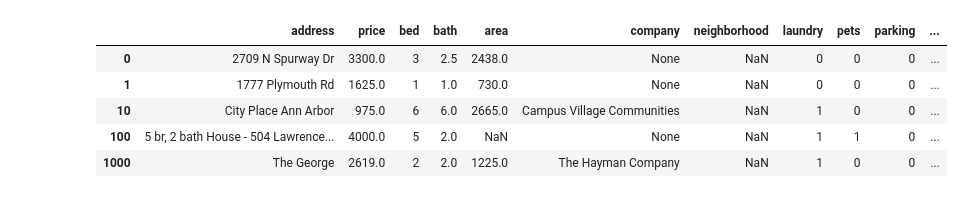
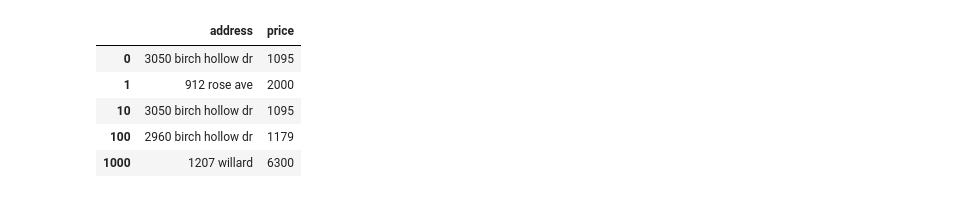
Before and after one commit to ericch99/housing-survey, a Jupyter notebook: geopy_testing.ipynb, the cells around one changed output. Saved outputs shown, nothing was run; the diff lists cells and outputs as text; code cells hidden in the pictures.

```diff
--- a/geopy_testing.ipynb
+++ b/geopy_testing.ipynb
@@ -14,9 +108,11 @@ ValueError: Expected object or value
+# %%
+cleaned_craig = pd.read_csv('../Housing-Geocoding/cleaned_craigslist.csv', index_col="Unnamed: 0")
 # %%
-df.head()
+cleaned_craig.head()
 # %% [output]
-|  | address | price | bed | bath | area | company | neighborhood | laundry | pets | parking | ... |
-| 0 | 2709 N Spurway Dr | 3300.0 | 3 | 2.5 | 2438.0 | None | NaN | 0 | 0 | 0 | ... |
-| 1 | 1777 Plymouth Rd | 1625.0 | 1 | 1.0 | 730.0 | None | NaN | 0 | 0 | 0 | ... |
-| 10 | City Place Ann Arbor | 975.0 | 6 | 6.0 | 2665.0 | Campus Village Communities | NaN | 1 | 0 | 0 | ... |
-| 100 | 5 br, 2 bath House - 504 Lawrence... | 4000.0 | 5 | 2.0 | NaN | None | NaN | 1 | 1 | 0 | ... |
-| 1000 | The George | 2619.0 | 2 | 2.0 | 1225.0 | The Hayman Company | NaN | 1 | 0 | 0 | ... |
+|  | address | price |
+| 0 | 3050 birch hollow dr | 1095 |
+| 1 | 912 rose ave | 2000 |
+| 10 | 3050 birch hollow dr | 1095 |
+| 100 | 2960 birch hollow dr | 1179 |
+| 1000 | 1207 willard | 6300 |
```
Also changed, not shown: parts of 27 cells of this notebook, 4 other files.
